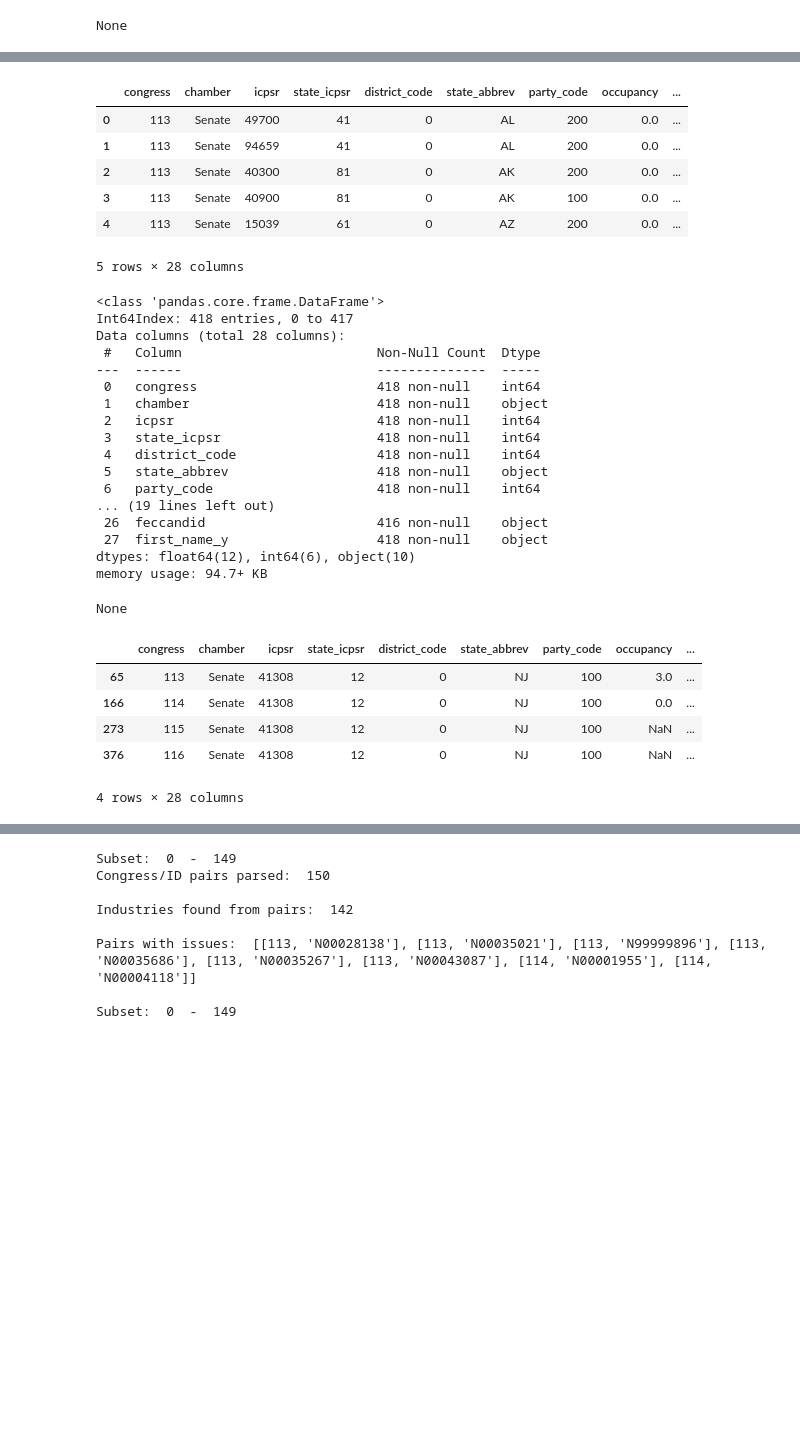
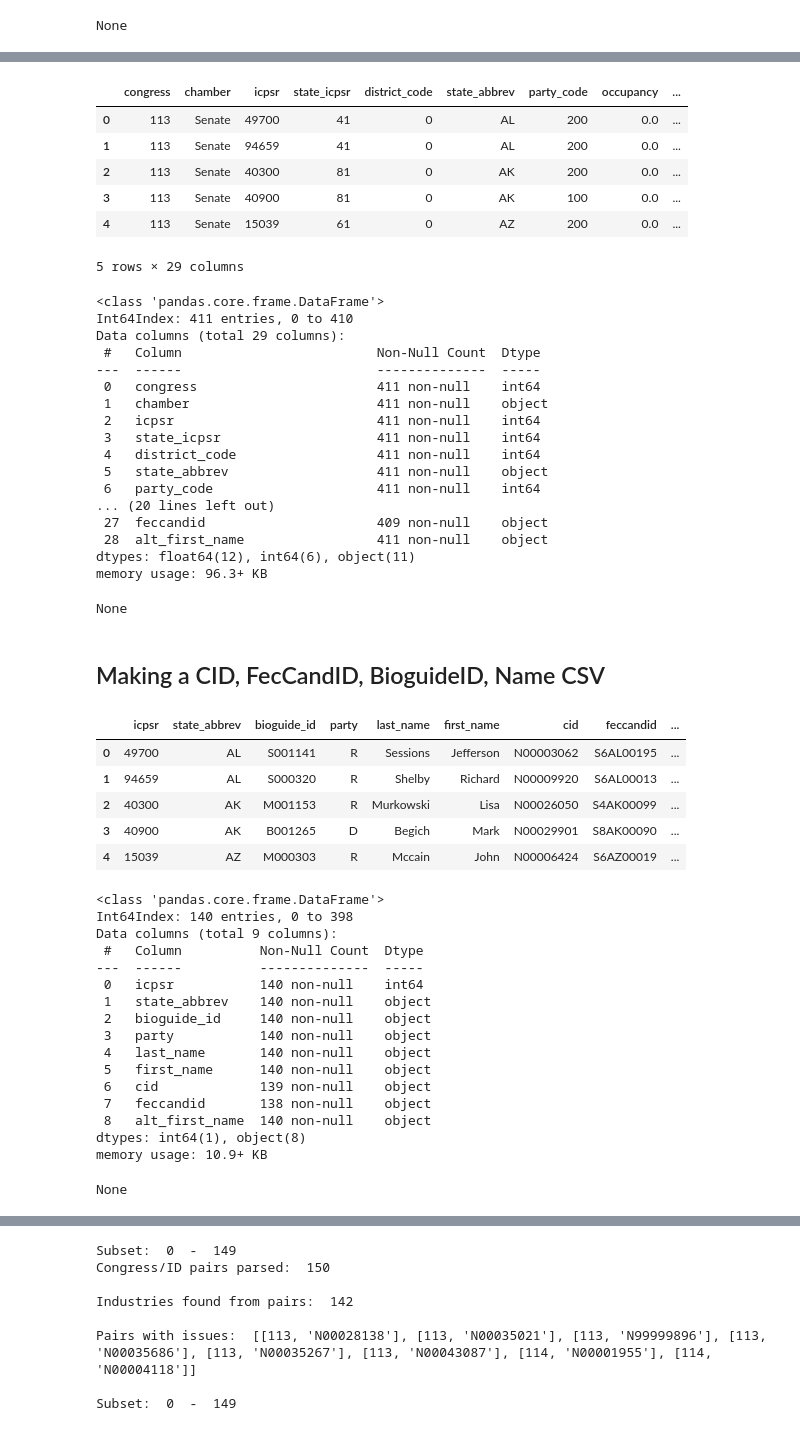
Before and after one commit to zapatos24/senator_nlp_vote_prediction, a Jupyter notebook: sm_project_data_gathering.ipynb, the cells around one changed output, grey strips where cells are left out. Saved outputs shown, nothing was run; the diff lists cells and outputs as text; code cells hidden in the pictures; blank space fills up the shorter version.

```diff
--- a/sm_project_data_gathering.ipynb
+++ b/sm_project_data_gathering.ipynb
@@ -180,6 +189,7 @@ member_df['party'] = member_df['party_code'].apply(lambda x: party_code_to_lette
 #separate out last name, first name, and middle names/suffixes
 member_df['last_name'] = member_df['bioname'].apply(lambda x: parse_senator_names(x, 'last'))
 member_df['first_name'] = member_df['bioname'].apply(lambda x: parse_senator_names(x, 'first'))
+member_df['first_abbrev'] = member_df['bioname'].apply(lambda x: parse_senator_names(x, 'first_abbrev'))
 
 
 display(member_df.head())
@@ -397,5 +407,7 @@ crp_ids[crp_ids['last_name'] == 'Booker']
 # %%
-member_df_with_ids = member_df.merge(crp_ids, how='left', on=['last_name', 'state_abbrev', 'party'])
+member_df_with_ids = member_df.merge(crp_ids, how='left', on=['last_name', 'state_abbrev', 'party', 'first_abbrev'])
+
+member_df_with_ids.rename({'first_name_x': 'first_name', 'first_name_y': 'alt_first_name'}, axis=1, inplace=True)
 
 display(member_df_with_ids.head())
 display(member_df_with_ids.info())
@@ -406,31 +418,56 @@ display(member_df_with_ids.info())
 | 2 | 113 | Senate | 40300 | 81 | 0 | AK | 200 | 0.0 | ... |
 | 3 | 113 | Senate | 40900 | 81 | 0 | AK | 100 | 0.0 | ... |
 | 4 | 113 | Senate | 15039 | 61 | 0 | AZ | 200 | 0.0 | ... |
-5 rows × 28 columns
+5 rows × 29 columns
 <class 'pandas.core.frame.DataFrame'>
-Int64Index: 418 entries, 0 to 417
-Data columns (total 28 columns):
+Int64Index: 411 entries, 0 to 410
+Data columns (total 29 columns):
  #   Column                         Non-Null Count  Dtype
 ---  ------                         --------------  -----
- 0   congress                       418 non-null    int64
- 1   chamber                        418 non-null    object
- 2   icpsr                          418 non-null    int64
- 3   state_icpsr                    418 non-null    int64
- 4   district_code                  418 non-null    int64
- 5   state_abbrev                   418 non-null    object
- 6   party_code                     418 non-null    int64
-... (19 lines left out)
- 26  feccandid                      416 non-null    object
- 27  first_name_y                   418 non-null    object
-dtypes: float64(12), int64(6), object(10)
-memory usage: 94.7+ KB
+ 0   congress                       411 non-null    int64
+ 1   chamber                        411 non-null    object
+ 2   icpsr                          411 non-null    int64
+ 3   state_icpsr                    411 non-null    int64
+ 4   district_code                  411 non-null    int64
+ 5   state_abbrev                   411 non-null    object
+ 6   party_code                     411 non-null    int64
+... (20 lines left out)
+ 27  feccandid                      409 non-null    object
+ 28  alt_first_name                 411 non-null    object
+dtypes: float64(12), int64(6), object(11)
+memory usage: 96.3+ KB
 None
-# %%
-member_df_with_ids[member_df_with_ids['last_name'] == 'Booker']
-# %% [output]
-|  | congress | chamber | icpsr | state_icpsr | district_code | state_abbrev | party_code | occupancy | ... |
-| 65 | 113 | Senate | 41308 | 12 | 0 | NJ | 100 | 3.0 | ... |
-| 166 | 114 | Senate | 41308 | 12 | 0 | NJ | 100 | 0.0 | ... |
-| 273 | 115 | Senate | 41308 | 12 | 0 | NJ | 100 | NaN | ... |
-| 376 | 116 | Senate | 41308 | 12 | 0 | NJ | 100 | NaN | ... |
-4 rows × 28 columns
+# %% [markdown]
+## Making a CID, FecCandID, BioguideID, Name CSV
+# %%
+cid_crp_feccand_table = member_df_with_ids[['icpsr', 'state_abbrev', 'bioguide_id', 'party',
+                                           'last_name', 'first_name', 'cid', 'feccandid', 'alt_first_name']].copy()
+
+cid_crp_feccand_table.drop_duplicates('cid', inplace=True)
+
+display(cid_crp_feccand_table.head())
+display(cid_crp_feccand_table.info())
+# %% [output]
+|  | icpsr | state_abbrev | bioguide_id | party | last_name | first_name | cid | feccandid | ... |
+| 0 | 49700 | AL | S001141 | R | Sessions | Jefferson | N00003062 | S6AL00195 | ... |
+| 1 | 94659 | AL | S000320 | R | Shelby | Richard | N00009920 | S6AL00013 | ... |
+| 2 | 40300 | AK | M001153 | R | Murkowski | Lisa | N00026050 | S4AK00099 | ... |
+| 3 | 40900 | AK | B001265 | D | Begich | Mark | N00029901 | S8AK00090 | ... |
+| 4 | 15039 | AZ | M000303 | R | Mccain | John | N00006424 | S6AZ00019 | ... |
+<class 'pandas.core.frame.DataFrame'>
+Int64Index: 140 entries, 0 to 398
+Data columns (total 9 columns):
+ #   Column          Non-Null Count  Dtype
+---  ------          --------------  -----
+ 0   icpsr           140 non-null    int64
+ 1   state_abbrev    140 non-null    object
+ 2   bioguide_id     140 non-null    object
+ 3   party           140 non-null    object
+ 4   last_name       140 non-null    object
+ 5   first_name      140 non-null    object
+ 6   cid             139 non-null    object
+ 7   feccandid       138 non-null    object
+ 8   alt_first_name  140 non-null    object
+dtypes: int64(1), object(8)
+memory usage: 10.9+ KB
+None
```
Also changed, not shown: parts of 8 cells of this notebook, 2 other files.
